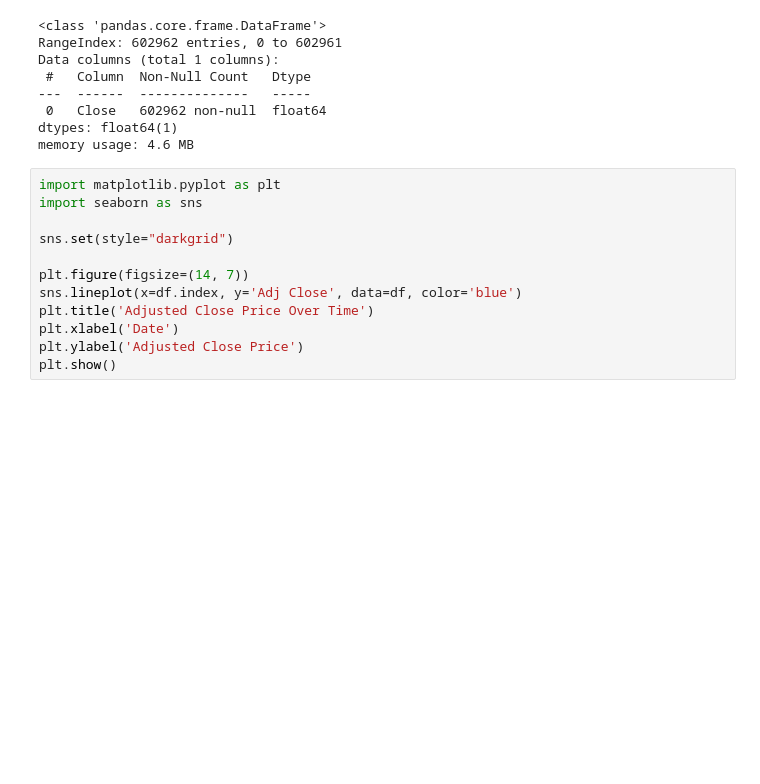
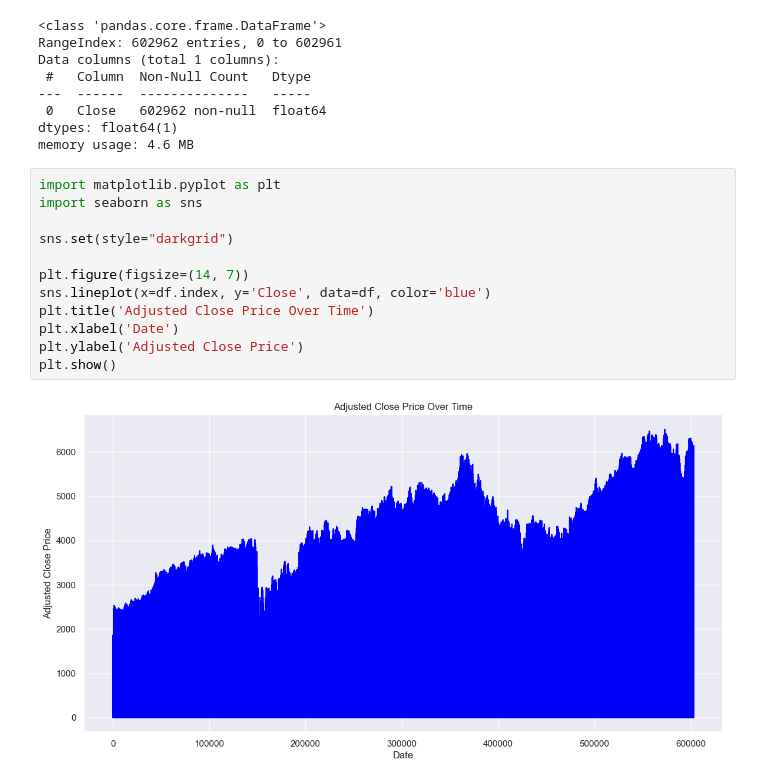
Before and after one commit to the-madhankumar/Stocks2, a Jupyter notebook: main.ipynb, the cells around one changed output. Cells and saved outputs as stored; diff of their text form; blank space fills up the shorter version.

```diff
--- a/main.ipynb
+++ b/main.ipynb
@@ -59,12 +59,14 @@ memory usage: 4.6 MB
 # %%
 import matplotlib.pyplot as plt
 import seaborn as sns
 
 sns.set(style="darkgrid")
 
 plt.figure(figsize=(14, 7))
-sns.lineplot(x=df.index, y='Adj Close', data=df, color='blue')
+sns.lineplot(x=df.index, y='Close', data=df, color='blue')
 plt.title('Adjusted Close Price Over Time')
 plt.xlabel('Date')
 plt.ylabel('Adjusted Close Price')
 plt.show()
+# %% [output]
+[figure, added]
```
Also changed, not shown: parts of 8 cells of this notebook.
